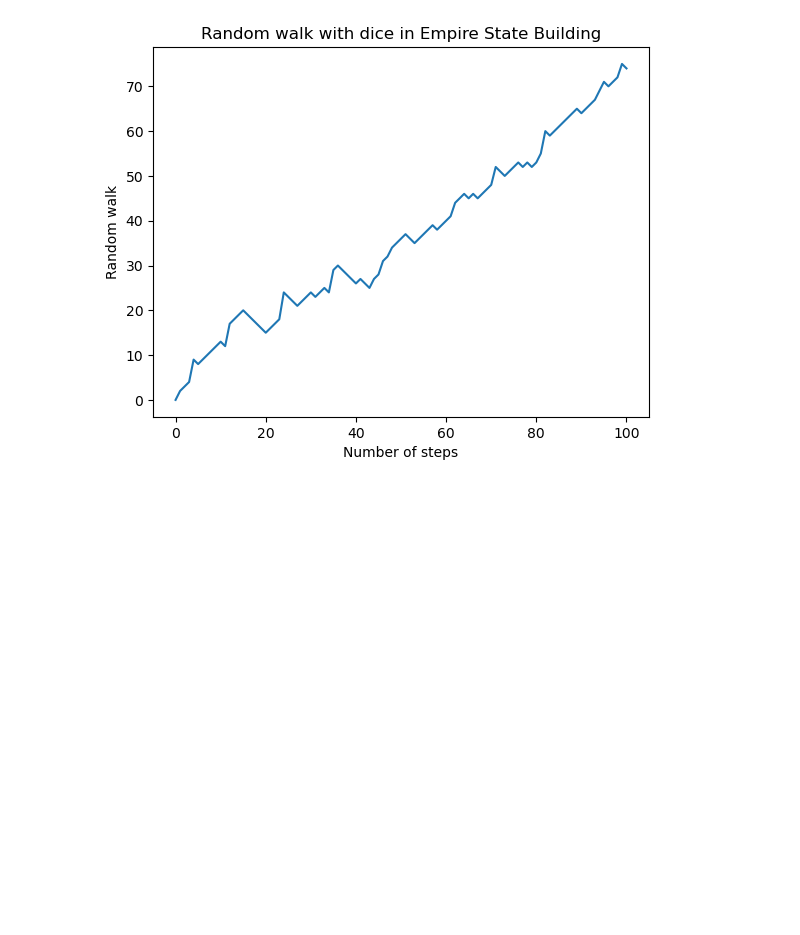
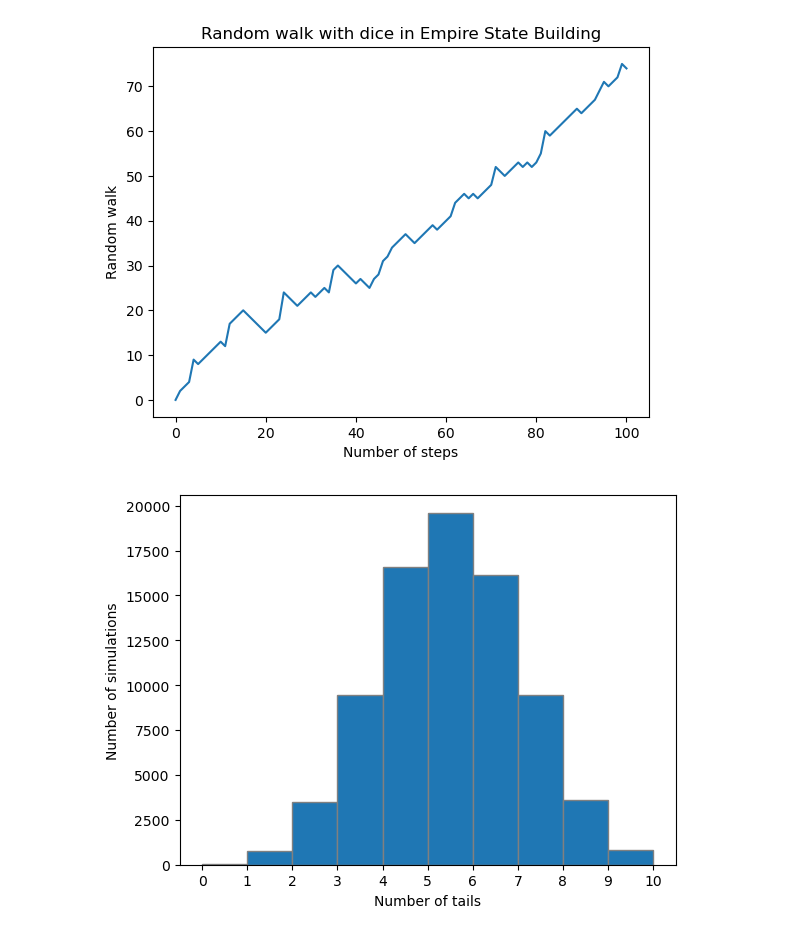
Before and after one commit to Jnn002/dc_datacamp, a Jupyter notebook: Data_analyst_python/chapter_2/random_num.ipynb, the cells around one changed output. Drawn from its saved outputs; the diff is of its cells as text; code cells hidden in the pictures; blank space fills up the shorter version.

```diff
--- a/Data_analyst_python/chapter_2/random_num.ipynb
+++ b/Data_analyst_python/chapter_2/random_num.ipynb
@@ -45,0 +44,19 @@ plt.show()
+# %%
+# Distribution of random walk
+
+np.random.seed(123)
+final_tails = []
+
+for x in range(80000):
+    tails = [0]
+    for x in range(10):
+        coin = np.random.randint(0, 2)
+        tails.append(tails[x] + coin)
+    final_tails.append(tails[-1])
+plt.hist(final_tails, bins = 10, edgecolor = 'grey')
+plt.xticks(range(0,11))
+plt.xlabel('Number of tails')
+plt.ylabel('Number of simulations')
+plt.show()
+# %% [output]
+[figure, added]
```
Also changed, not shown: parts of 2 cells of this notebook.
